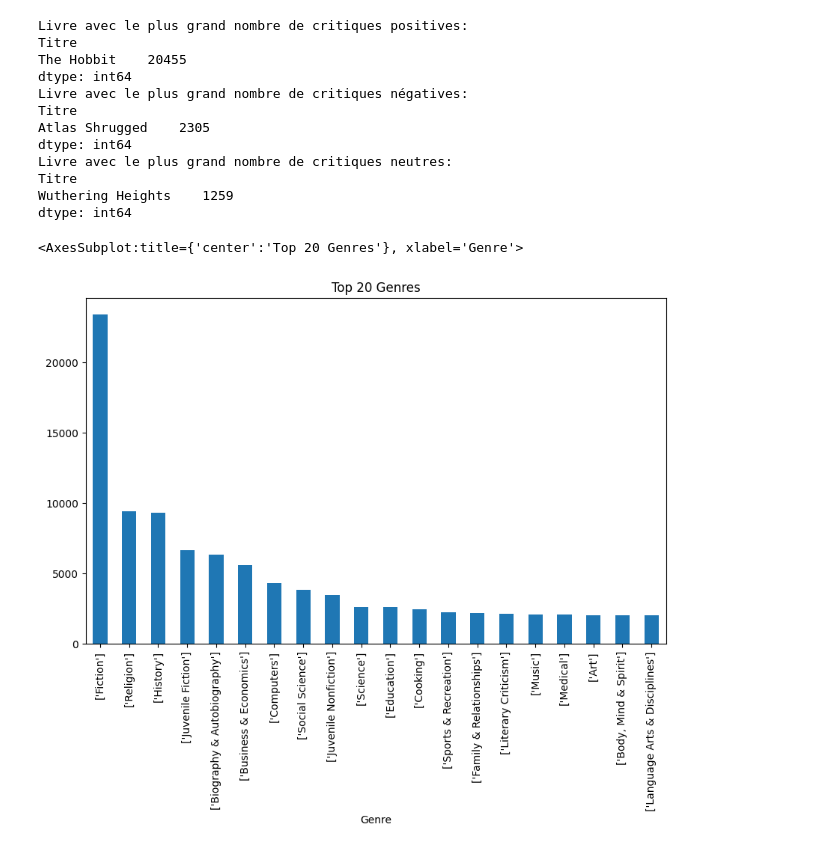
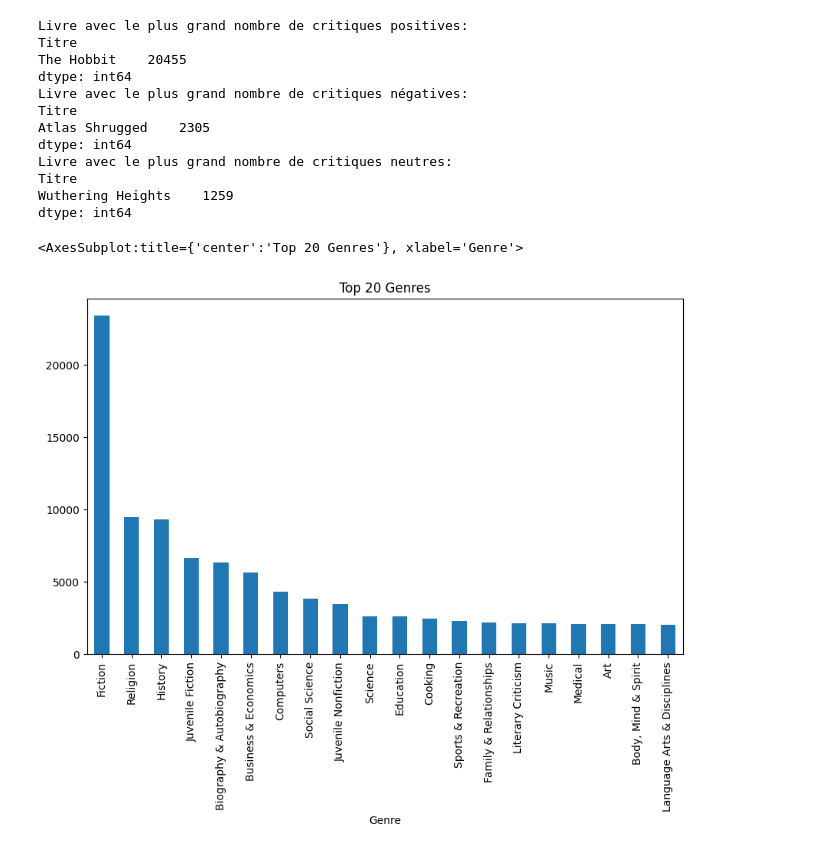
Before and after one commit to JulesLscx/RankFinder, a Jupyter notebook: notebook/theo.ipynb, the cells around one changed output. Cells and saved outputs as stored; diff of their text form; code cells hidden in the pictures.

```diff
--- a/notebook/theo.ipynb
+++ b/notebook/theo.ipynb
@@ -108,7 +108,9 @@ Titre
 Wuthering Heights    1259
 dtype: int64
 # %%
+data['Genre'] = data['Genre'].str.replace("^\['|']$", "", regex=True)
+
 data['Genre'].value_counts().nlargest(20).plot(kind='bar', figsize=(10, 6), title='Top 20 Genres')
 # %% [output]
 <AxesSubplot:title={'center':'Top 20 Genres'}, xlabel='Genre'>
-[figure, old version]
+[figure, new version]
```
